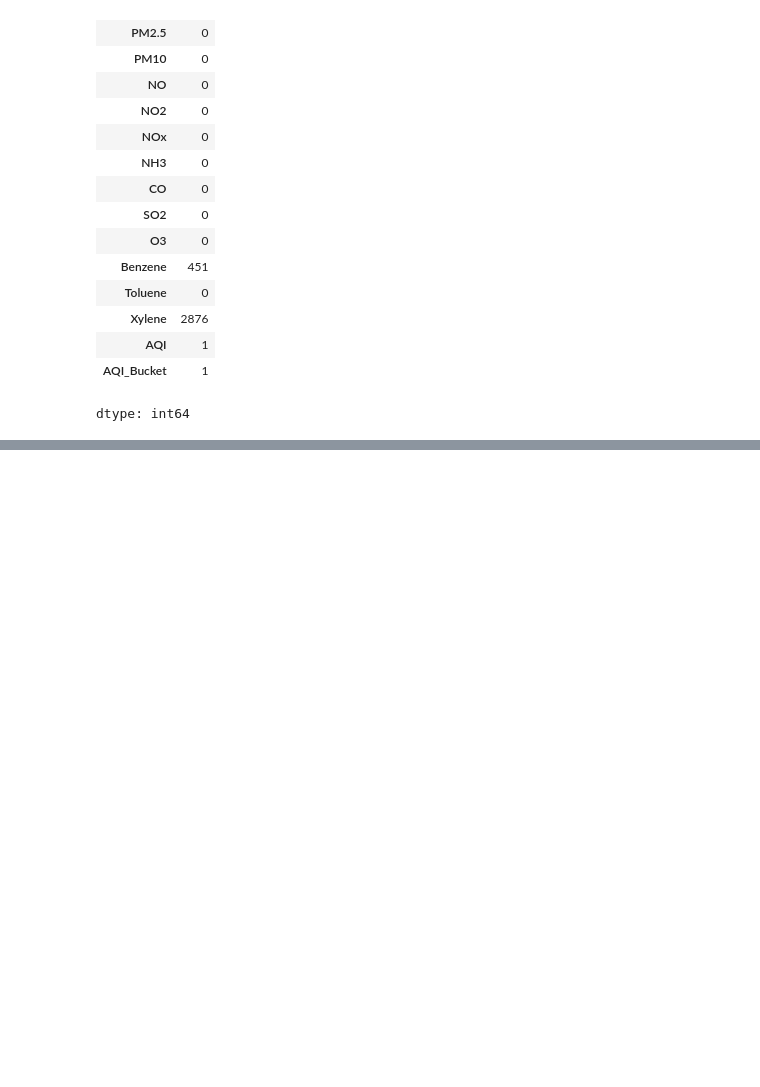
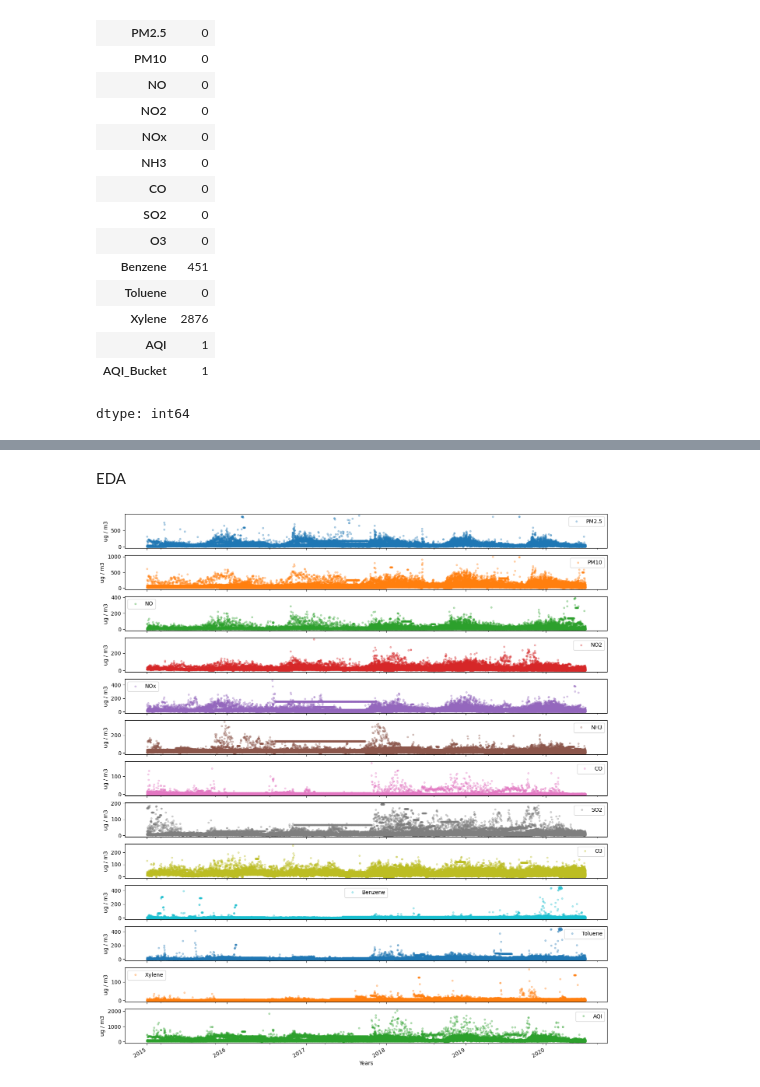
Before and after one commit to suryautharakumar/CMP7005_Programming_for_Data_Analysis, a Jupyter notebook: CMP7005_Programming_for_Data_Analysis_Final_Assessment.ipynb, the cells around one changed output, grey strips where cells are left out. Drawn from its saved outputs; the diff is of its cells as text; code cells hidden in the pictures; blank space fills up the shorter version.

```diff
--- a/CMP7005_Programming_for_Data_Analysis_Final_Assessment.ipynb
+++ b/CMP7005_Programming_for_Data_Analysis_Final_Assessment.ipynb
@@ -369,0 +432,11 @@ dtype: int64
+# %% [markdown]
+EDA
+# %%
+pollutants = ['PM2.5','PM10','NO','NO2','NOx','NH3','CO','SO2','O3','Benzene','Toluene','Xylene','AQI','AQI_Bucket']
+df.set_index('Date',inplace=True)
+axes = df[pollutants].plot(marker='.', alpha=0.3, linestyle='None', figsize=(16, 20), subplots=True)
+for ax in axes:
+    ax.set_xlabel('Years')
+    ax.set_ylabel('ug / m3')        # plots shows variations of different parameters
+# %% [output]
+[figure, added]
```
Also changed, not shown: parts of 22 cells of this notebook.
